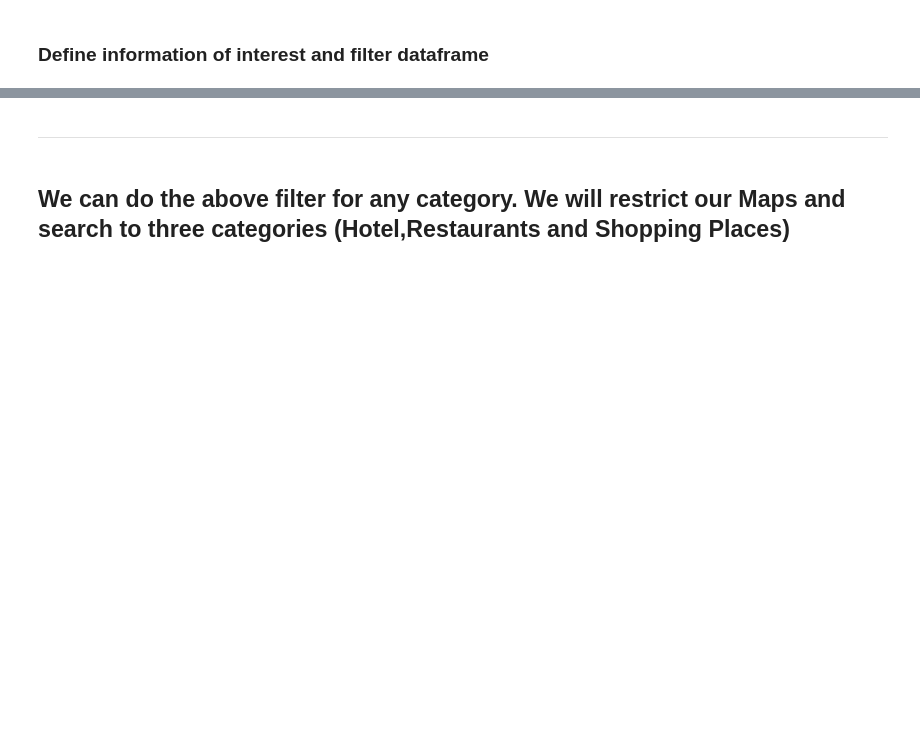
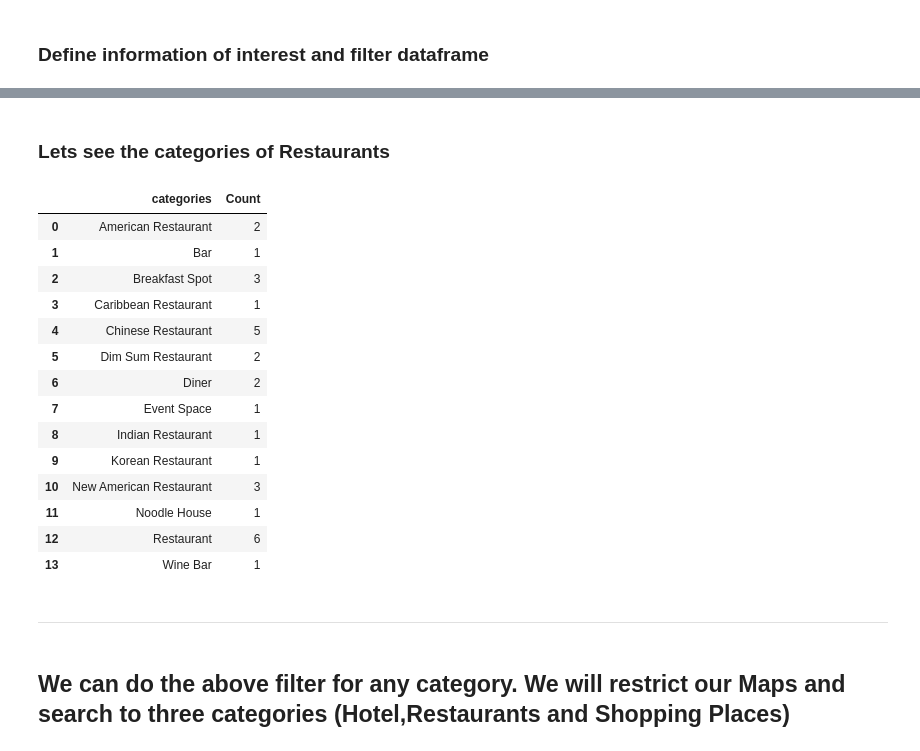
Before and after one commit to NitinLachwani/DSCapstone, a Jupyter notebook: Capstone_Final.ipynb, the cells around one changed output, grey strips where cells are left out. Cells and saved outputs as stored; diff of their text form; code cells hidden in the pictures; blank space fills up the shorter version.

```diff
--- a/Capstone_Final.ipynb
+++ b/Capstone_Final.ipynb
@@ -522,6 +546,27 @@ for lat, lng, label in zip(rest_filtered_final.lat, rest_filtered_final.lng, res
 rest_map
 # %% [output]
 [interactive output not drawn]
+# %% [markdown]
+### Lets see the categories of Restaurants
+# %%
+rest_filtered_catg = rest_filtered_final.groupby(['categories']).size().to_frame(name='Count').reset_index()
+rest_filtered_catg
+# %% [output]
+|  | categories | Count |
+| 0 | American Restaurant | 2 |
+| 1 | Bar | 1 |
+| 2 | Breakfast Spot | 3 |
+| 3 | Caribbean Restaurant | 1 |
+| 4 | Chinese Restaurant | 5 |
+| 5 | Dim Sum Restaurant | 2 |
+| 6 | Diner | 2 |
+| 7 | Event Space | 1 |
+| 8 | Indian Restaurant | 1 |
+| 9 | Korean Restaurant | 1 |
+| 10 | New American Restaurant | 3 |
+| 11 | Noodle House | 1 |
+| 12 | Restaurant | 6 |
+| 13 | Wine Bar | 1 |
 # %% [markdown]
 ---
 # %% [markdown]
```
Also changed, not shown: parts of 15 cells of this notebook, 3 other files.
